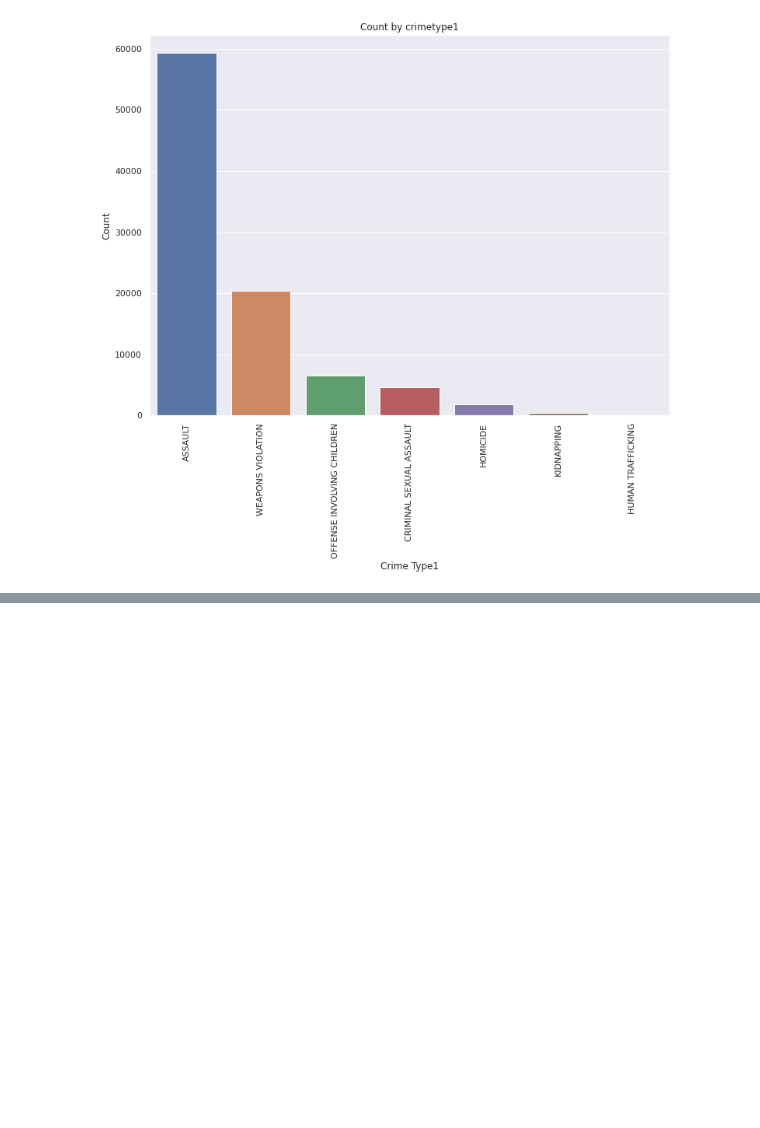
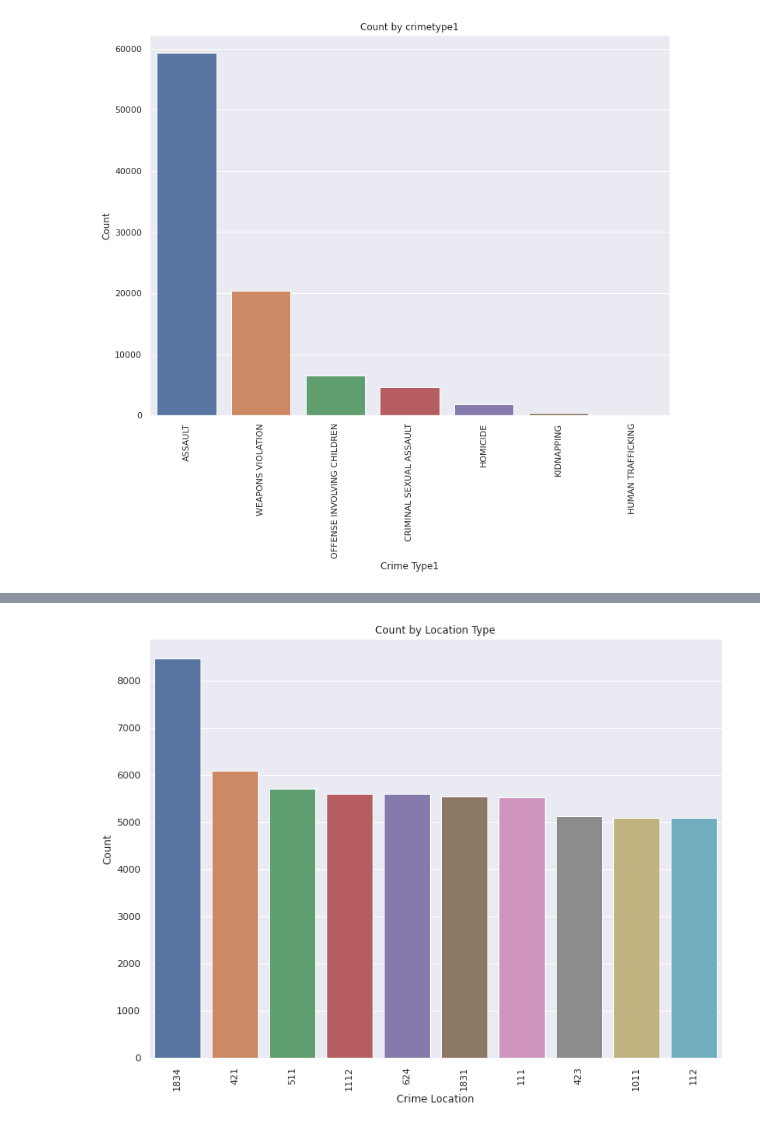
Before and after one commit to AngeloBarisano/data_management_and_ethics, a Jupyter notebook: eda.ipynb, the cells around one changed output, grey strips where cells are left out. Cells and saved outputs as stored; diff of their text form; code cells hidden in the pictures; blank space fills up the shorter version.

```diff
--- a/eda.ipynb
+++ b/eda.ipynb
@@ -590,0 +700,4 @@ Text(0.5, 1.0, 'Count by crimetype1')
+# %%
+simple_plot(df_beat, "Crime_count", "beat")
+# %% [output]
+[figure, added]
```
Also changed, not shown: parts of 27 cells of this notebook, 2 other files.
